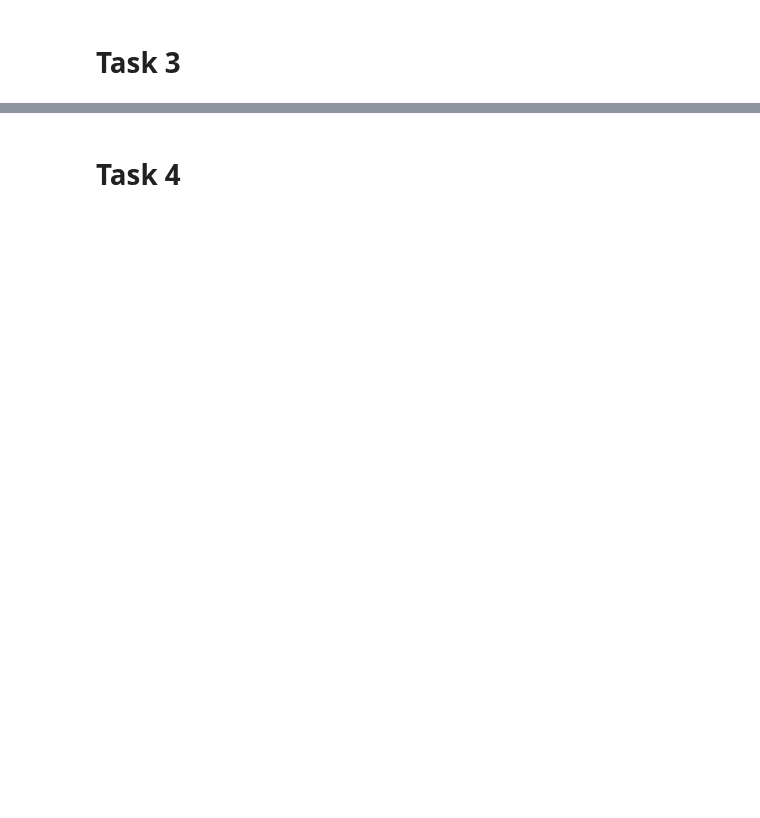
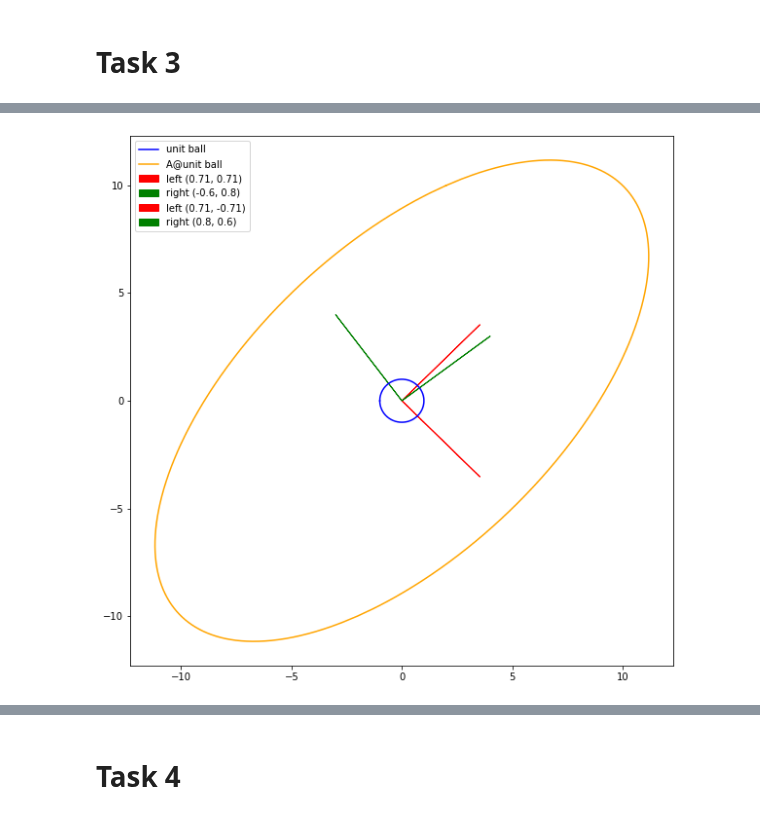
Before and after one commit to zugzvangg/SPC, a Jupyter notebook: numerics/HW2/HW2.ipynb, the cells around one changed output, grey strips where cells are left out. Drawn from its saved outputs; the diff is of its cells as text; code cells hidden in the pictures; blank space fills up the shorter version.

```diff
--- a/numerics/HW2/HW2.ipynb
+++ b/numerics/HW2/HW2.ipynb
@@ -50,20 +73,22 @@ u@np.diag(s)@vt # == A
 x_circle = np.linspace(-1.0, 1.0, 1000)
 x_circle = x_circle
 y_circle = np.sqrt(1 - x_circle**2)
-circle = np.vstack([np.concatenate([x_circle, x_circle]), np.concatenate([y_circle, -y_circle])])
+circle = np.vstack([np.concatenate([x_circle, -x_circle]), np.concatenate([y_circle, -y_circle])])
 # %%
 plt.figure(figsize=(10,10))
-plt.scatter(circle[0], circle[1], color = "blue", label = "unit ball")
+plt.plot(circle[0], circle[1], color = "blue", label = "unit ball")
 A_circle = np.array(A@circle)
-plt.scatter(A_circle[0], A_circle[1], color = "orange", label = "A@unit ball")
+plt.plot(A_circle[0], A_circle[1], color = "orange", label = "A@unit ball")
 for i in range(0, 2):
     # векторы увеличены в 5 раз для лучшей видимости
     plt.arrow(0, 0, 5*u[0, i], 5*u[i, 1], label = f"left {round(u[0, i], 2), round(u[i, 1], 2)}", color = "red")
     plt.arrow(0, 0, 5*vt[0, i], 5*vt[i, 1], label = f"right {round(vt[0, i], 2), round(vt[i, 1], 2)}", color = "green")
 
 
 plt.legend()
 plt.show()
+# %% [output]
+[figure, added]
 # %%
 print(f'Frobenius norm of A: {np.sqrt(np.sum(np.square(np.diag(s))))}')
 print(f'2-norm of A:         {np.max(np.diag(s))}')
```
Also changed, not shown: parts of 13 cells of this notebook.
